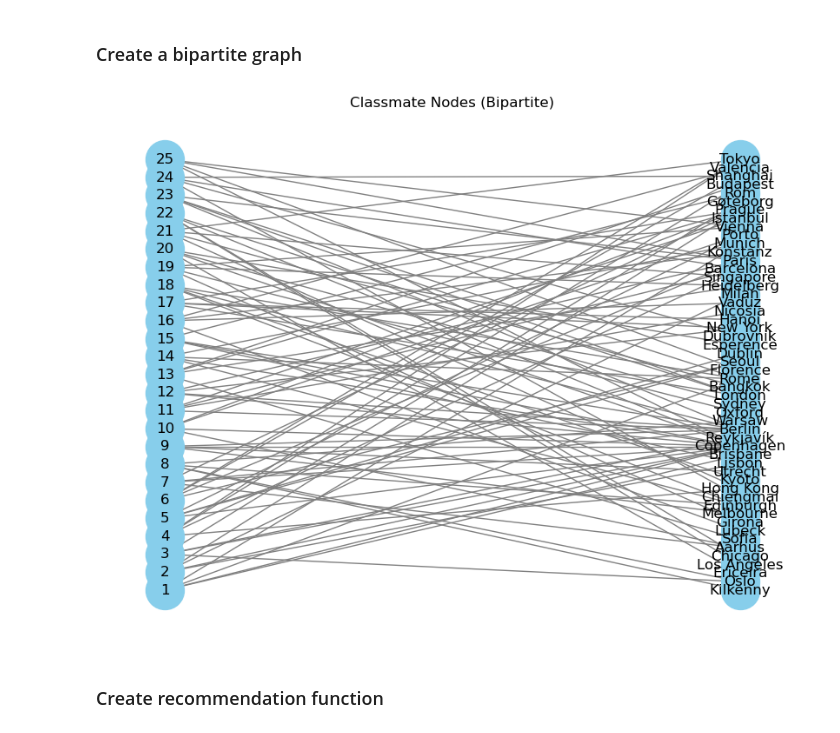
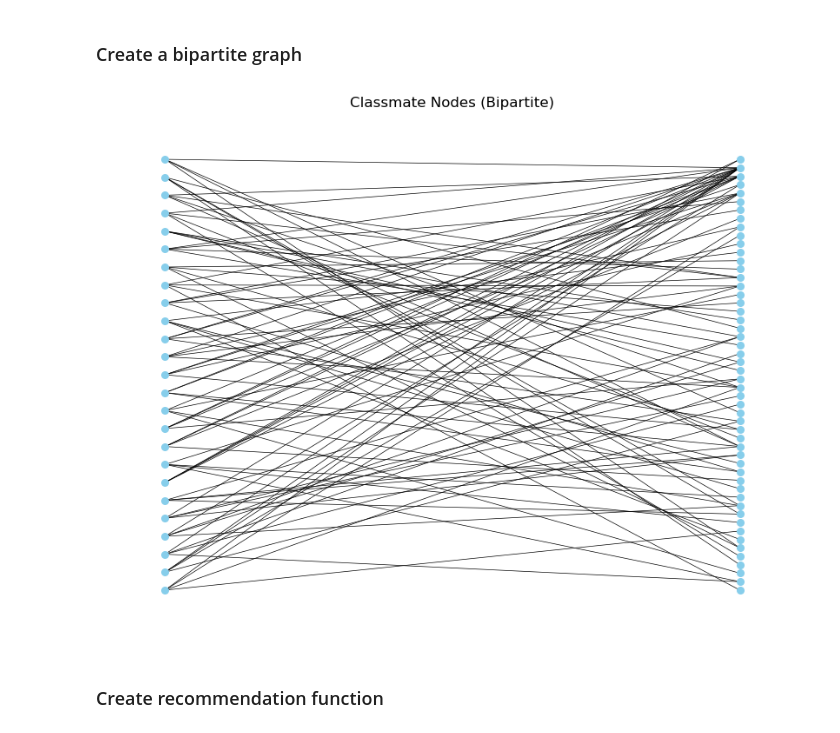
Before and after one commit to lilizxx2k/Travel-Recommendation-Algorithm-with-Network, a Jupyter notebook: Travel Recommendations Algorithm.ipynb, the cells around one changed output. Saved outputs shown, nothing was run; the diff lists cells and outputs as text; code cells hidden in the pictures.

```diff
--- a/Travel Recommendations Algorithm.ipynb
+++ b/Travel Recommendations Algorithm.ipynb
@@ -69,38 +69,38 @@ list_of_cities = [city for sublist in df[["city1", "city2", "city3", "city4"]].v
 list_of_cities = list(set(list_of_cities))
 
 # Add cities as nodes
 for city in list_of_cities:
     G.add_node(
         city,
         bipartite="city"
     )
 
 # Make edges connecting students with their respective cities
 for _, row in df.iterrows():
     G.add_edge(row.node_id, row.city1)
     G.add_edge(row.node_id, row.city2)
     G.add_edge(row.node_id, row.city3)
     G.add_edge(row.node_id, row.city4)
 
 # Separate node sets for bipartite layout
 classmate_nodes = [n for n, d in G.nodes(data=True) if d['bipartite'] == "classmate"]
 
 # Bipartite layout to put the two sets in two layers
 pos = nx.bipartite_layout(G, classmate_nodes)
 
 plt.figure(figsize=(8, 6))
 nx.draw(
     G, pos,
-    with_labels=True,
+    with_labels=False,
     node_color="skyblue",
-    node_size=1000,
-    font_size=12,
-    edge_color="gray"
+    node_size=30,
+    edge_color="black",
+    width = 0.5
 )
 plt.title("Classmate Nodes (Bipartite)")
 plt.show()
 # %% [output]
-[figure, old version]
+[figure, new version]
 # %% [markdown]
 ### Create recommendation function
 # %%
```
Also changed, not shown: parts of 2 cells of this notebook.
